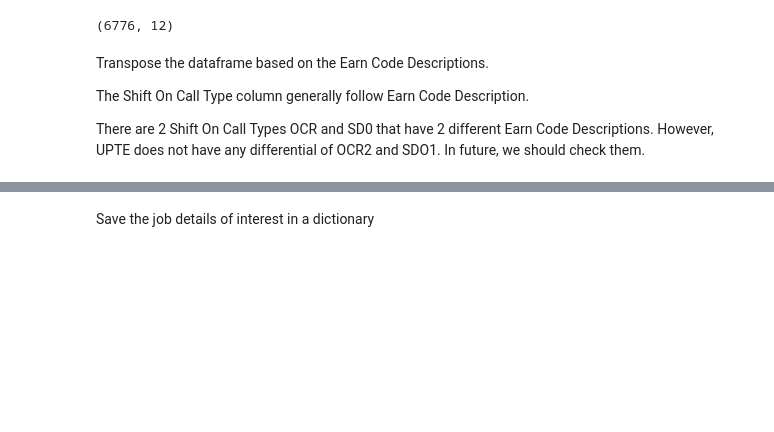
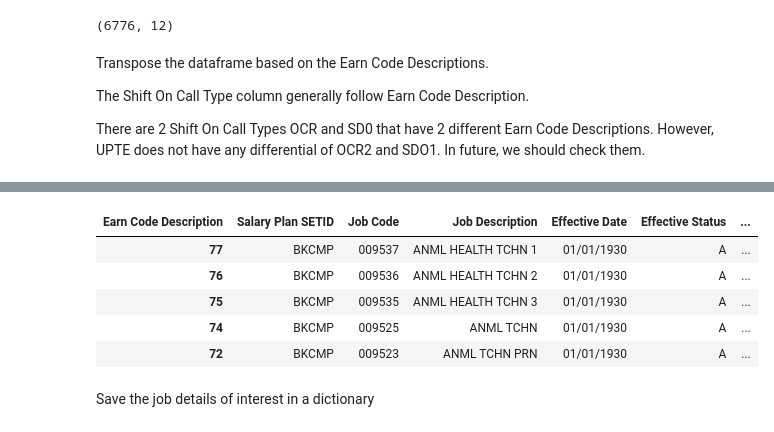
Before and after one commit to tougheye/Data_processing, a Jupyter notebook: UPTE_Payscale_TCS.ipynb, the cells around one changed output, grey strips where cells are left out. Cells and saved outputs as stored; diff of their text form; code cells hidden in the pictures; blank space fills up the shorter version.

```diff
--- a/UPTE_Payscale_TCS.ipynb
+++ b/UPTE_Payscale_TCS.ipynb
@@ -273,6 +256,15 @@ upte_differential_transposed_df = upte_differential_transposed_df.sort_values(by
 
 upte_differential_transposed_df['Effective Date'] = \
         upte_differential_transposed_df['Effective Date'].dt.strftime('%m/%d/%Y')
+# %%
+upte_differential_transposed_df.head()
+# %% [output]
+| Earn Code Description | Salary Plan SETID | Job Code | Job Description | Effective Date | Effective Status | ... |
+| 77 | BKCMP | 009537 | ANML HEALTH TCHN 1 | 01/01/1930 | A | ... |
+| 76 | BKCMP | 009536 | ANML HEALTH TCHN 2 | 01/01/1930 | A | ... |
+| 75 | BKCMP | 009535 | ANML HEALTH TCHN 3 | 01/01/1930 | A | ... |
+| 74 | BKCMP | 009525 | ANML TCHN | 01/01/1930 | A | ... |
+| 72 | BKCMP | 009523 | ANML TCHN PRN | 01/01/1930 | A | ... |
 # %% [markdown]
 Save the job details of interest in a dictionary
 # %% [markdown]
```
Also changed, not shown: parts of 9 cells of this notebook.
